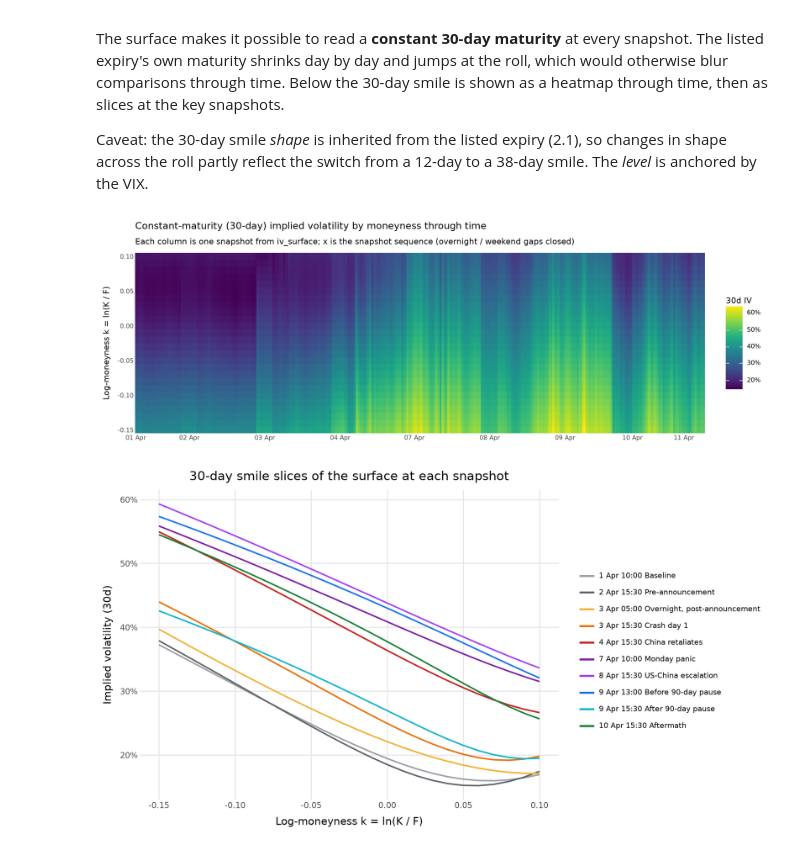
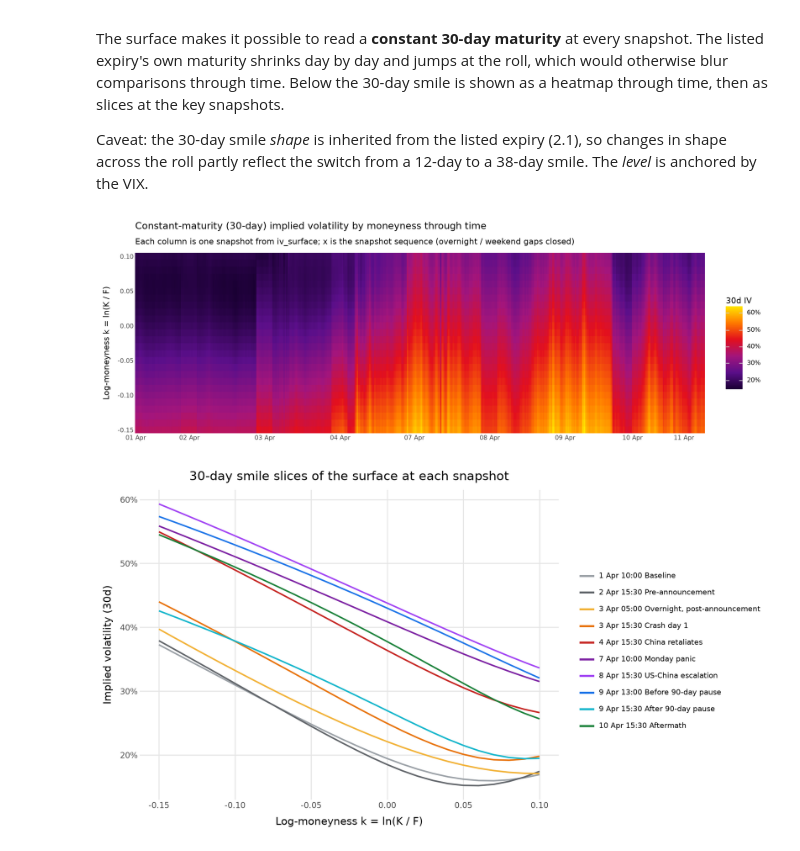
Before and after one commit to cyee02/MQF, a Jupyter notebook: QF620/Final Assignment/analysis.ipynb, the cells around one changed output. Drawn from its saved outputs; the diff is of its cells as text; code cells hidden in the pictures.

Commit message:
QF620: distinct colours for daily smiles, purple-red-yellow 30-day heatmap
Co-Authored-By: Claude Opus 5.5 <noreply@anthropic.com>

```diff
--- a/QF620/Final Assignment/analysis.ipynb
+++ b/QF620/Final Assignment/analysis.ipynb
@@ -1178,25 +1188,27 @@ Caveat: the 30-day smile *shape* is inherited from the listed expiry (2.1), so c
 # %%
 cm30 = CM30.copy()
 order = {t: i for i, t in enumerate(sorted(cm30["TIME"].unique()))}
 cm30["X"] = cm30["TIME"].map(order)
 day_counts = cm30.groupby(cm30["TIME"].dt.date)["X"].agg(["min", "nunique"])
 day_starts = day_counts.loc[day_counts["nunique"] >= 10, "min"]  # skip the short 6 Apr evening
 (
     ggplot(cm30, aes("X", "LOG_MONEYNESS", fill="IV_30D"))
     + geom_tile()
-    + scale_fill_cmap("viridis", labels=percent_format())
+    + scale_fill_gradientn(  # low vol = deep purple -> red -> orange -> high vol = yellow
+        colors=["#1a0033", "#5b0f8a", "#a4157c", "#e3101e", "#ff7a00", "#ffe600"], labels=percent_format()
+    )
     + scale_x_continuous(breaks=day_starts.to_list(), labels=[f"{d:%d %b}" for d in day_starts.index], expand=(0, 0))
     + scale_y_continuous(expand=(0, 0))
     + labs(
         title="Constant-maturity (30-day) implied volatility by moneyness through time",
         subtitle="Each column is one snapshot from iv_surface; x is the snapshot sequence (overnight / weekend gaps closed)",
         x="", y="Log-moneyness k = ln(K / F)", fill="30d IV",
     )
     + theme_minimal()
     + theme(figure_size=(13, 4.5), panel_grid=element_blank())
 )
 # %% [output]
-[figure, old version]
+[figure, new version]
 # %%
 smiles30 = pd.concat([
     pd.DataFrame({
```
Also changed, not shown: parts of 1 cell of this notebook, 2 other files.
